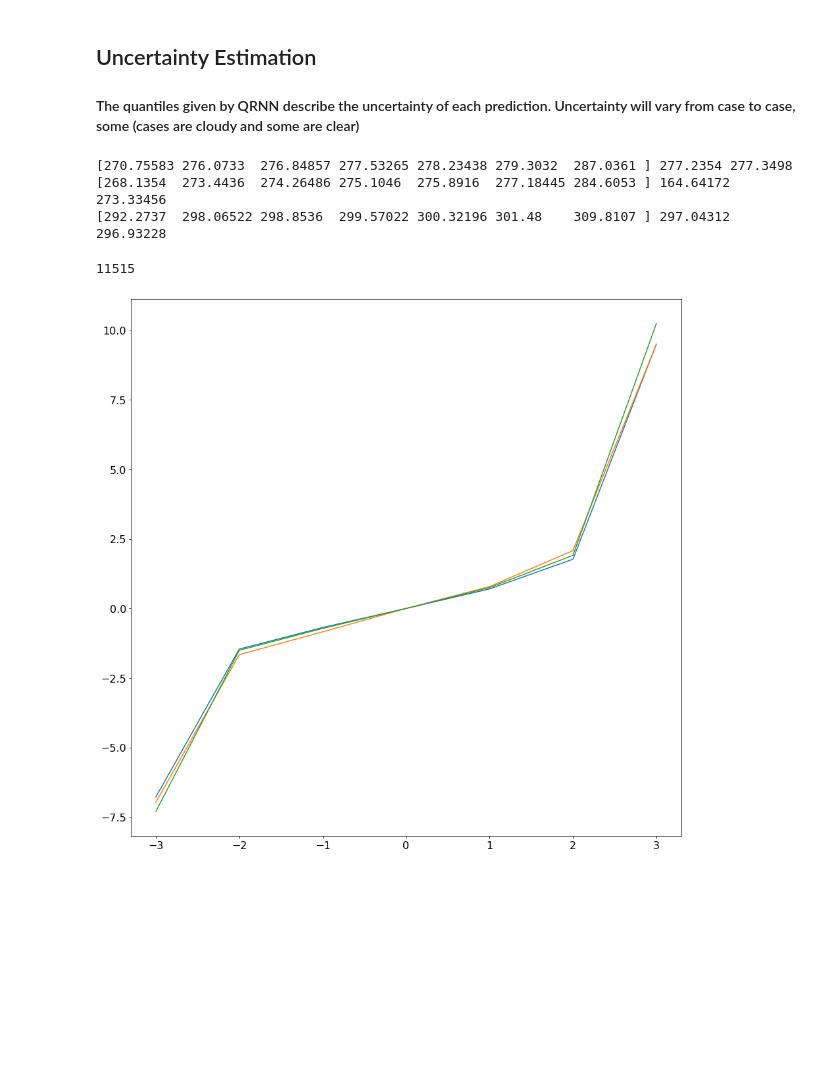
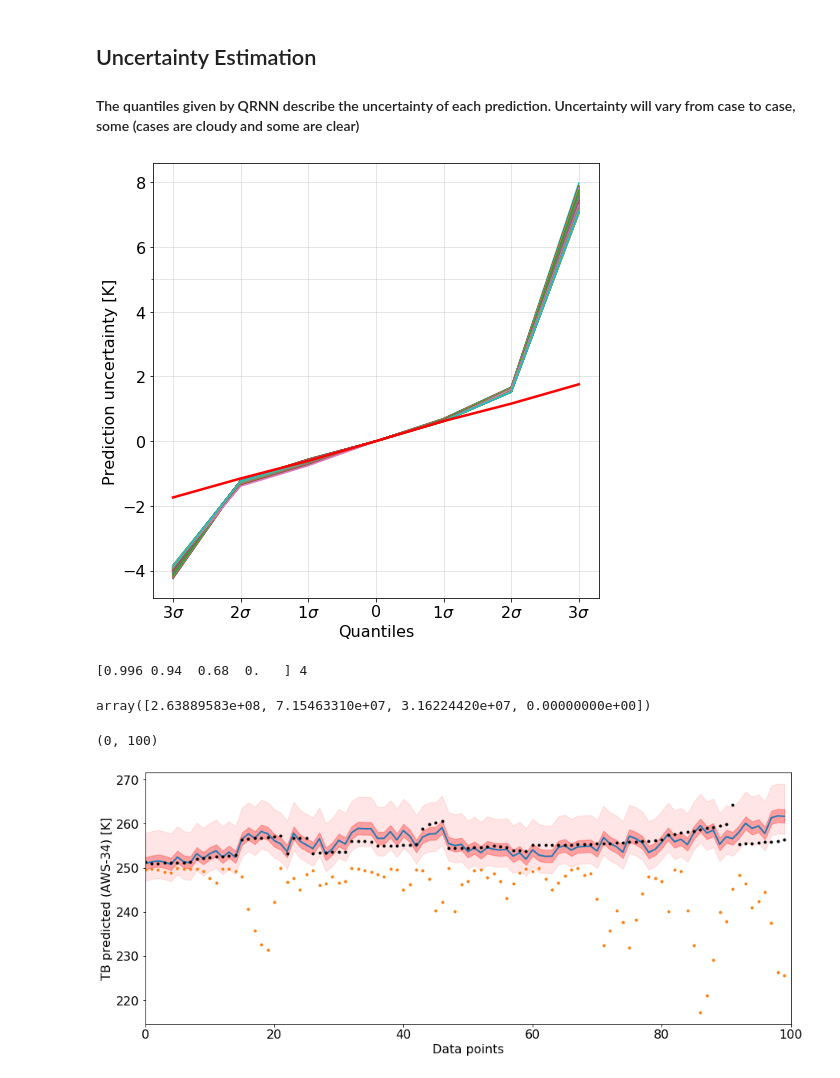
Before and after one commit to ikaur17/cloud_correction, a Jupyter notebook: Uncertainty_estimation.ipynb, the cells around one changed output. Cells and saved outputs as stored; diff of their text form; code cells hidden in the pictures; blank space fills up the shorter version.

```diff
--- a/Uncertainty_estimation.ipynb
+++ b/Uncertainty_estimation.ipynb
@@ -79,51 +86,87 @@ option4_qrnn_models_3sigma/qrnn_4_128_C32.nc
 fig, ax = plt.subplots(1, 1, figsize = [8, 8])
 x = np.arange(-3, 4, 1)
 ii = 0
-for i in range(0, 24000, 10):
+for i in range(0, 24000, 100):
     ii +=1
 #for i in ind:
     y1 = y_pre[i,  :] - y_pre[i, 3]
 
     ax.plot(x, y1)
 
 ax.xaxis.set_minor_locator(MultipleLocator(5))
 ax.yaxis.set_minor_locator(MultipleLocator(5))
 ax.grid(which = 'both', alpha = 0.4)
 
 ax.set_xlabel("Quantiles")
 ax.set_ylabel("Prediction uncertainty [K]")
 ax.set_xticks(x)
-ax.set_xticklabels(quantiles)
+ax.set_xticklabels((r'$3\sigma$', r'$2\sigma$', r'$1\sigma$', 0,r'$1\sigma$', r'$2\sigma$', r'$3\sigma$'), va='center')
 
 
 q_prior = np.quantile(y_prior, quantiles, axis = 0)
 #ax.plot(x, q_prior - q_prior[3])
 
 q0 = np.quantile(y0, quantiles, axis = 0)
 #ax.plot(x, q0 - q0[3])
 
 y_normal = np.random.normal(270, 0.62, 24000)
 q_normal = np.quantile(y_normal, quantiles , axis = 0)
 ax.plot(x, q_normal - q_normal[3], 'r', linewidth = 2.5)
+ax.tick_params(axis='x', which='major', pad=10)
+
 
 
 fig.savefig('Figures/prediction_uncertainty.png')
+# %% [output]
+[figure, added]
-# %%
-ind = [1451, 9743, 11515]
-fig, ax = plt.subplots(1, 1, figsize = [15,15])
-x = np.arange(-3, 4, 1)
-for i in ind:
-    ax.plot(x, y_pre[i, :] - y_pre[i, 3])
-
-    print ( y_pre[i, :], y_prior[i], y0[i])
-
-np.argmax(y_prior)
-# %% [output]
-[270.75583 276.0733  276.84857 277.53265 278.23438 279.3032  287.0361 ] 277.2354 277.3498
-[268.1354  273.4436  274.26486 275.1046  275.8916  277.18445 284.6053 ] 164.64172 273.33456
-[292.2737  298.06522 298.8536  299.57022 300.32196 301.48    309.8107 ] 297.04312 296.93228
-11515
-[figure, removed]
+# %%
+#n_intervals = quantiles.size // 2
+n_intervals = 4
+qs = quantiles
+intervals = np.array([q_r - q_l for (q_l, q_r)
+                      in zip(qs, reversed(qs))])[:n_intervals]
+counts = np.zeros(n_intervals)
+
+print(intervals, n_intervals)
+
+total = 0.0
+for i in range(n_intervals):
+    l = y_pre[:, [i]]
+    r = y_pre[:, [-(i + 1)]]
+    counts[i] += np.logical_and(y0 >= l, y0 < r).sum()
+
+#total += np.prod(y0.size())
+
+#intervals[::-1], (counts / total)[::-1]
+counts
+# %% [output]
+[0.996 0.94  0.68  0.   ] 4
+array([2.63889583e+08, 7.15463310e+07, 3.16224420e+07, 0.00000000e+00])
+# %%
+mask = np.random.randint(0, 24000, 100)
+mask
+mask = np.where(y_prior < 250.0)[0][1:101]
+#print(len(mask))
+
+y_pre_1 = y_pre[mask, 1]
+y_pre_2 = y_pre[mask, 5]
+yy0     = y0[mask]
+y_p     = y_pos_mean[mask]
+y_in    = y_prior[mask]
+x = np.arange(0, len(mask), 1)
+
+fig, ax = plt.subplots(1,1, figsize = [15,6])
+ax.plot(y_p, linewidth = 2)
+ax.plot(yy0, 'k.')
+ax.plot(y_in, '.')
+ax.fill_between(x, y_pre_1, y_pre_2, color='r', alpha=.3)
+ax.fill_between(x, y_pre[mask, 0], y_pre[mask, 6], color='r', alpha=.1)
+ax.set_ylabel('TB predicted (AWS-34) [K]')
+ax.set_xlabel('Data points')
+ax.set_xlim(0, 100)
+# %% [output]
+(0, 100)
+[figure, added]
 # %%
 fig, ax = plt.subplots(1, 1, figsize = [8,8])
 ax.xaxis.set_minor_locator(MultipleLocator(0.1))
```
Also changed, not shown: parts of 6 cells of this notebook, 6 other files.
